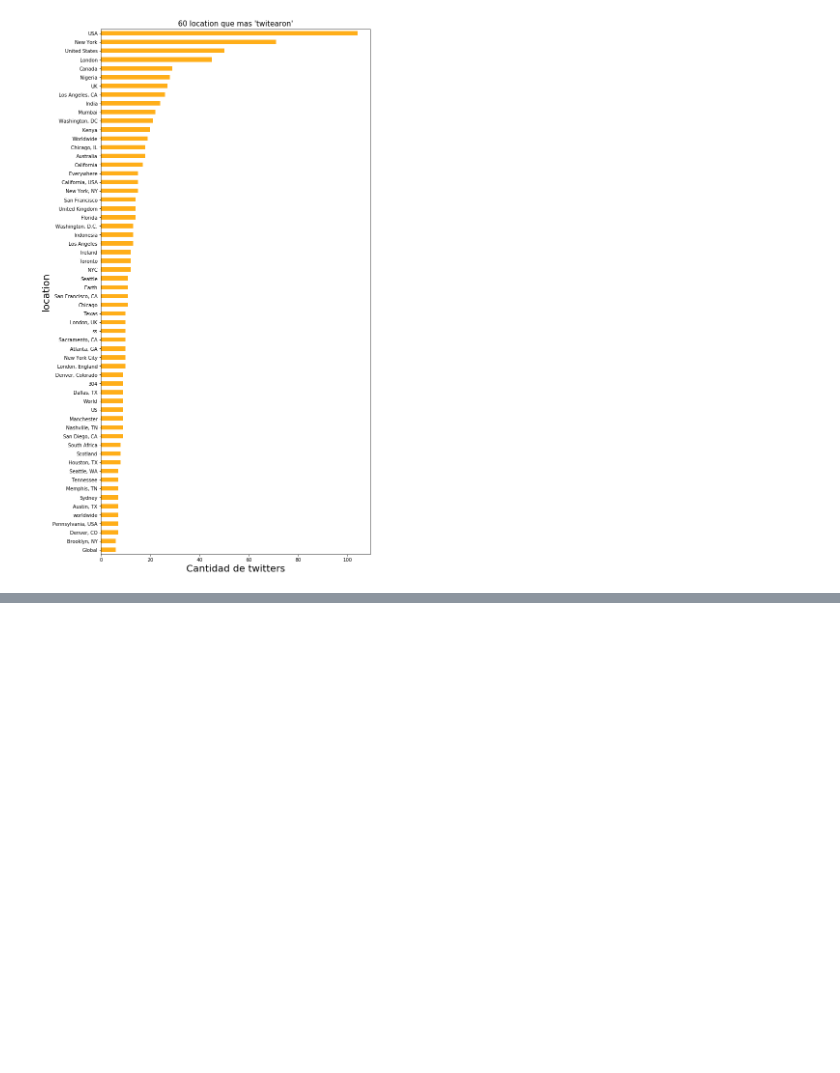
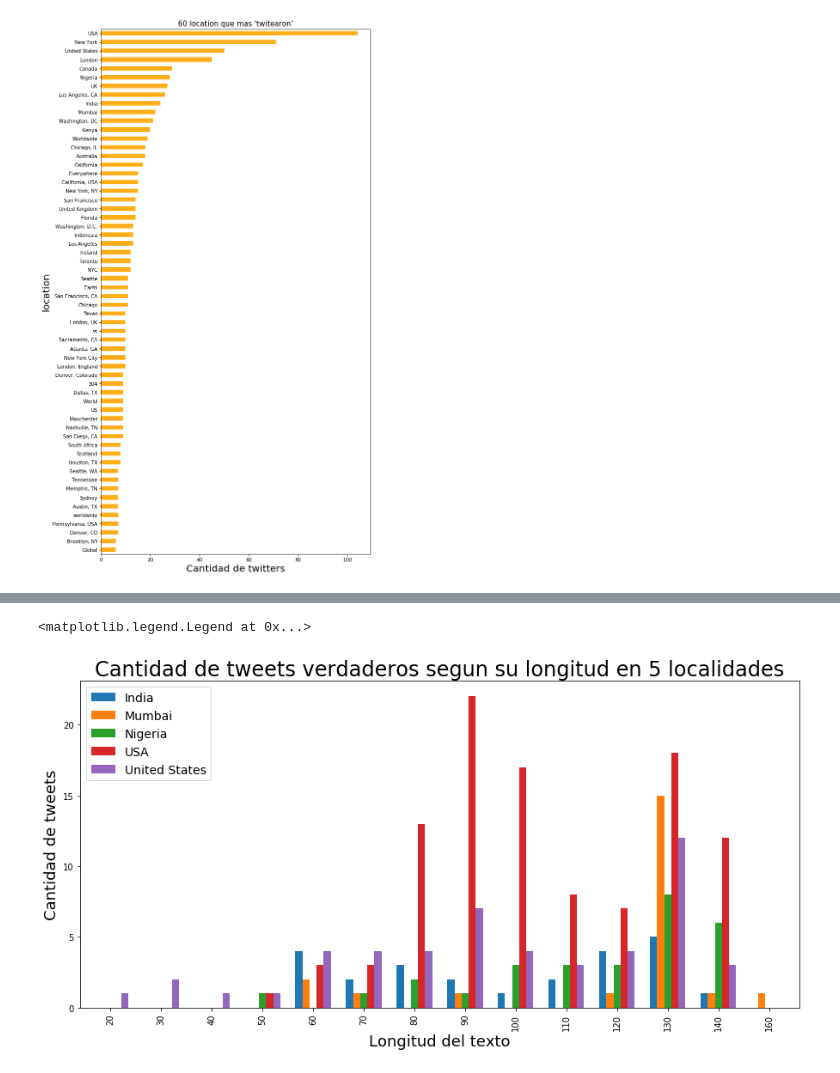
Before and after one commit to gastonfiuba/TP1Orga, a Jupyter notebook: TP1_Orga_De_Datos/AnalisisTP.ipynb, the cells around one changed output, grey strips where cells are left out. Cells and saved outputs as stored; diff of their text form; code cells hidden in the pictures; blank space fills up the shorter version.

```diff
--- a/TP1_Orga_De_Datos/AnalisisTP.ipynb
+++ b/TP1_Orga_De_Datos/AnalisisTP.ipynb
@@ -196,0 +285,6 @@ Text(0, 0.5, 'location')
+# %%
+df_lugares_verdaderos['longitud'] = df_lugares_verdaderos['text'].agg(lambda x: len(x))
+df_lugares_verdaderos = df_lugares_verdaderos.groupby(['longitud','location'])\
+    .agg({'longitud':['count']}).reset_index()
+df_lugares_verdaderos.columns = ['longitud','location','cantidad']
+df_lugares_verdaderos.head()
@@ -196,0 +298,4 @@ Text(0, 0.5, 'location')
+# %%
+# Agrupo las longitudes en grupos de 10
+df_lugares_verdaderos['grupo'] = df_lugares_verdaderos['longitud'].agg(lambda x: int(x/10)*10)
+df_lugares_verdaderos.head()
@@ -196,0 +309,4 @@ Text(0, 0.5, 'location')
+# %%
+df_lugares_verdaderos = df_lugares_verdaderos.groupby(['grupo','location'])['cantidad']\
+                                            .agg('sum').reset_index()
+df_lugares_verdaderos.head()
@@ -196,0 +320,11 @@ Text(0, 0.5, 'location')
+# %%
+df_lugares_verdaderos = pd.pivot_table(df_lugares_verdaderos, index='grupo', columns='location', values='cantidad', fill_value=0)
+# %%
+grafico = df_lugares_verdaderos.plot(kind='bar', figsize=(15,7), width=0.7)
+grafico.set_title('Cantidad de tweets verdaderos segun su longitud en 5 localidades',fontsize=24)
+grafico.set_xlabel('Longitud del texto',fontsize=18)
+grafico.set_ylabel('Cantidad de tweets',fontsize=18)
+grafico.legend(fontsize=14)
+# %% [output]
+<matplotlib.legend.Legend at 0x...>
+[figure, added]
```
Also changed, not shown: parts of 15 cells of this notebook.
